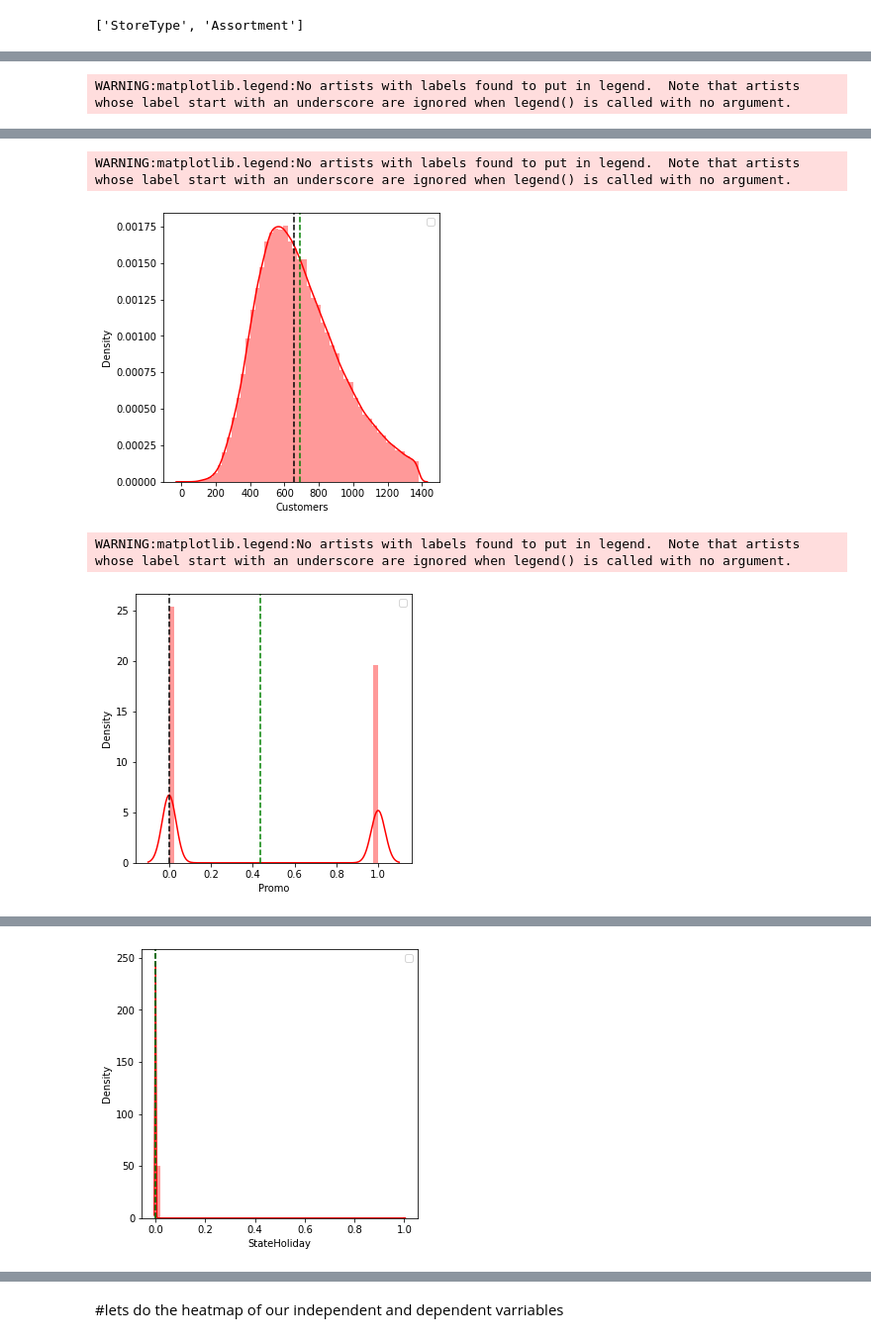
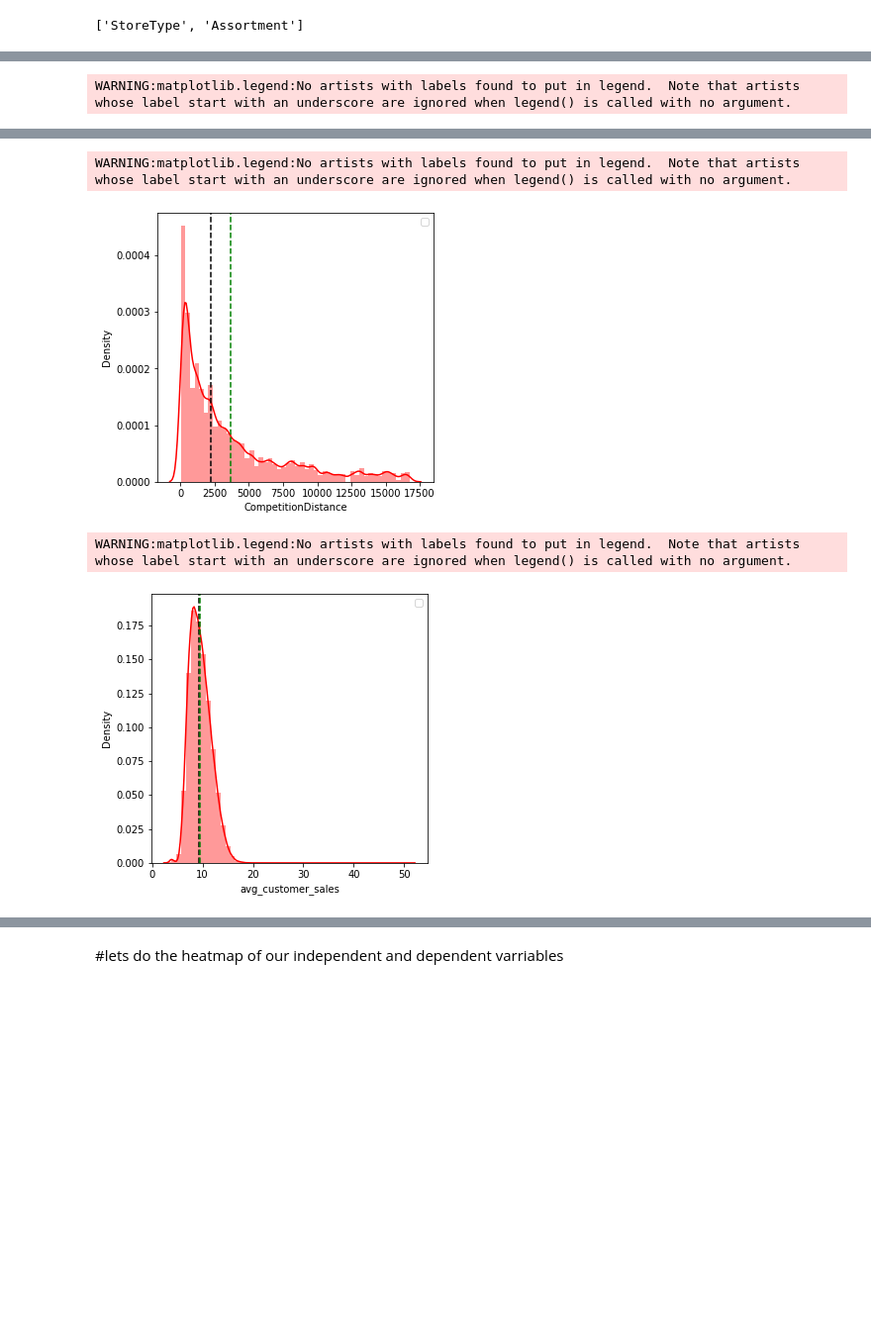
Before and after one commit to Dheeraj-Patel98/Retail_sales_prediction, a Jupyter notebook: retail_sales_prediction.ipynb, the cells around one changed output, grey strips where cells are left out. Shown at 99% size. Drawn from its saved outputs; the diff is of its cells as text; code cells hidden in the pictures; blank space fills up the shorter version.

```diff
--- a/retail_sales_prediction.ipynb
+++ b/retail_sales_prediction.ipynb
@@ -708,5 +630,6 @@ distribution of our numerical varriable
 # %%
-for col in numerical_varriable_list:
+req_numerical_varriable_list=['Sales','Customers','CompetitionDistance','avg_customer_sales']
+for col in req_numerical_varriable_list:
     fig,ax=plt.subplots(figsize=(5,5))
     sns.distplot(df[col],color='red')
     ax.axvline(df[col].median(),color='black',ls='--')
@@ -721,4 +644,4 @@ WARNING:matplotlib.legend:No artists with labels found to put in legend.  Note t
 WARNING:matplotlib.legend:No artists with labels found to put in legend.  Note that artists whose label start with an underscore are ignored when legend() is called with no argument.
-[figure, old version]
+[figure, new version]
 WARNING:matplotlib.legend:No artists with labels found to put in legend.  Note that artists whose label start with an underscore are ignored when legend() is called with no argument.
-[figure, old version]
+[figure, new version]
@@ -726 +647,0 @@ WARNING:matplotlib.legend:No artists with labels found to put in legend.  Note t
-[figure, removed]
```
Also changed, not shown: parts of 99 cells of this notebook.
